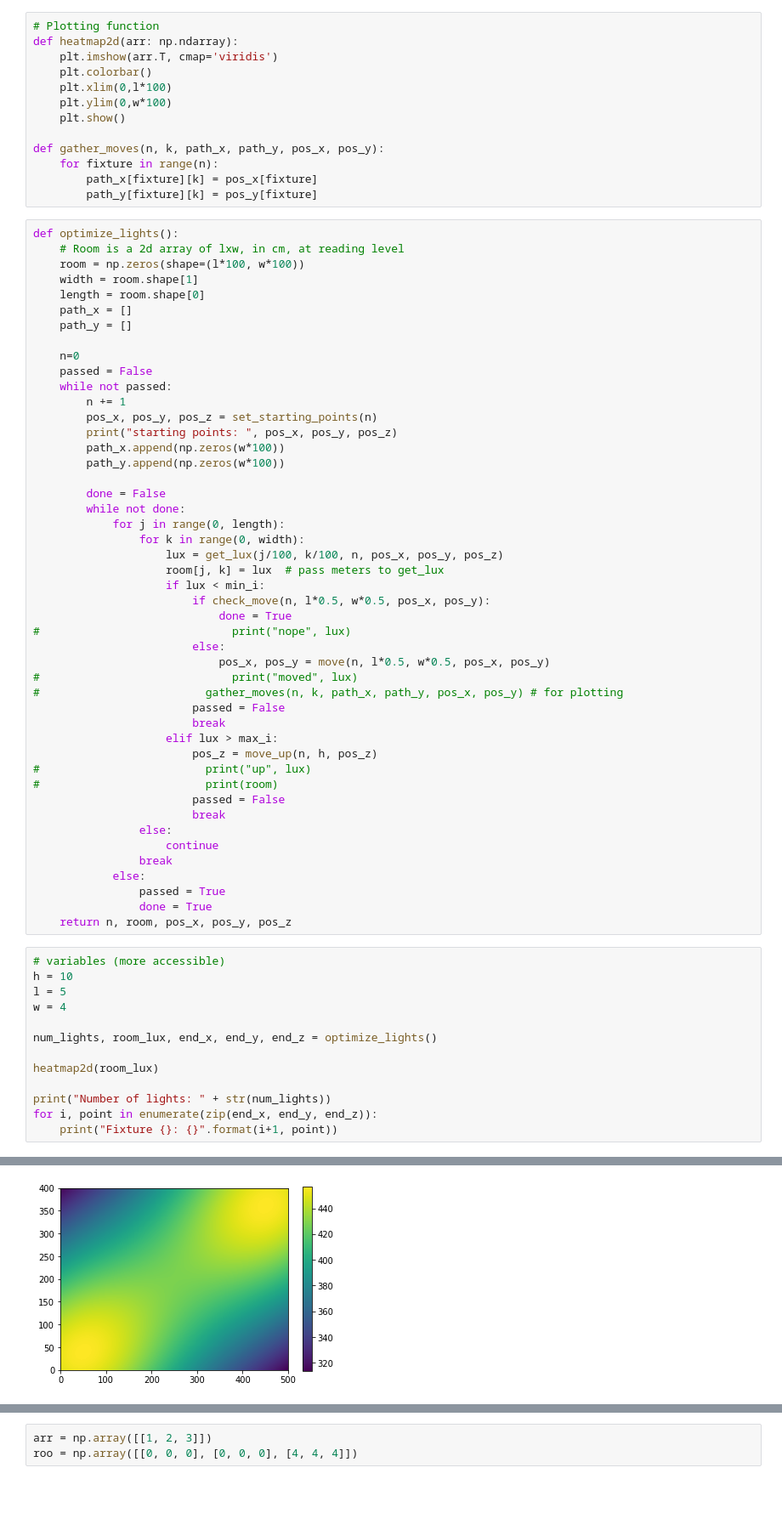
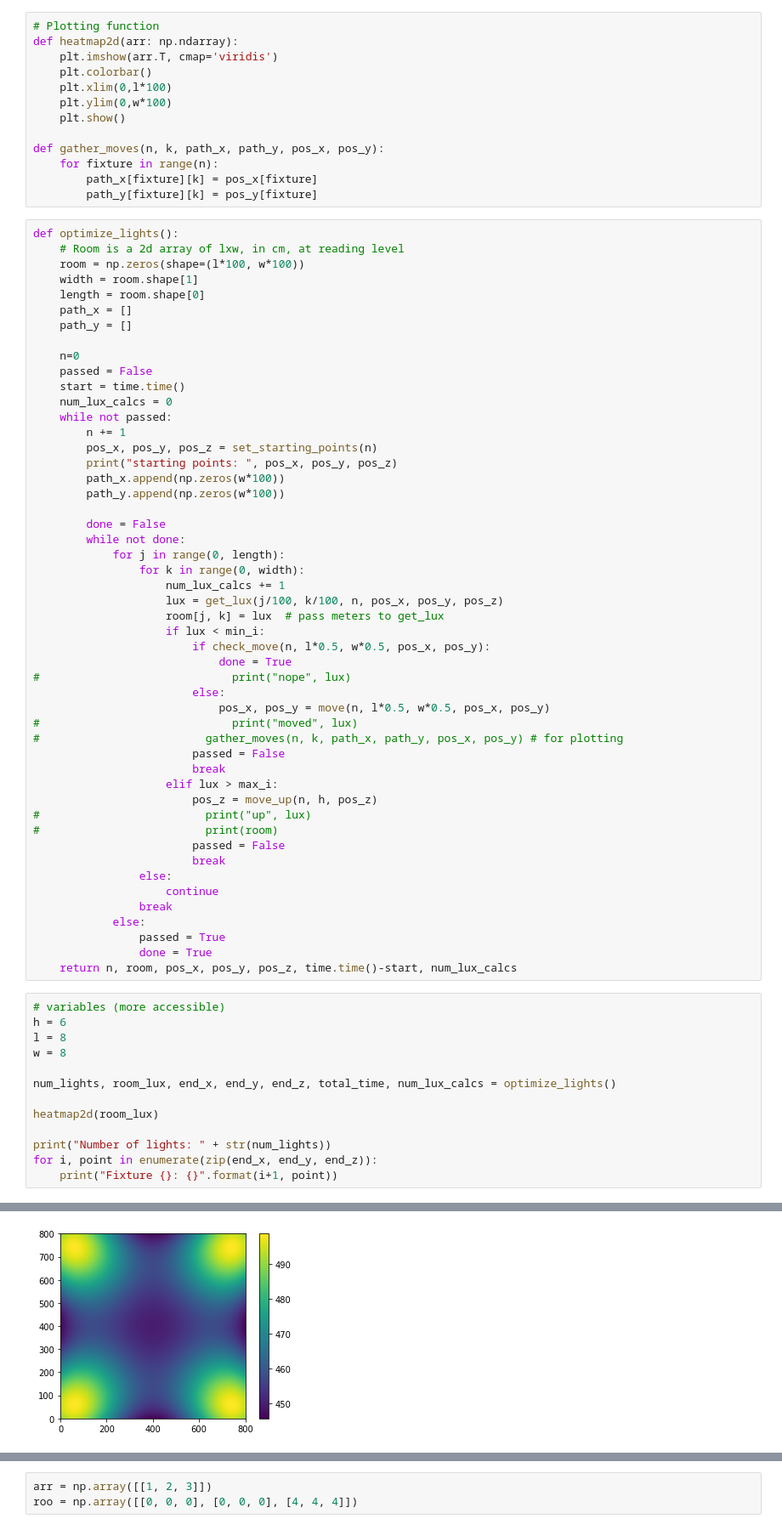
Before and after one commit to MikeElias14/411GroupProject, a Jupyter notebook: 411.ipynb, the cells around one changed output, grey strips where cells are left out. Shown: that part at 85% size. Drawn from its saved outputs; the diff is of its cells as text; blank space fills up the shorter version.

```diff
--- a/411.ipynb
+++ b/411.ipynb
@@ -427,6 +428,8 @@ def optimize_lights():
 
     n=0
     passed = False
+    start = time.time()
+    num_lux_calcs = 0
     while not passed:
         n += 1
         pos_x, pos_y, pos_z = set_starting_points(n)
@@ -438,6 +441,7 @@ def optimize_lights():
         while not done:
             for j in range(0, length):
                 for k in range(0, width):
+                    num_lux_calcs += 1
                     lux = get_lux(j/100, k/100, n, pos_x, pos_y, pos_z)
                     room[j, k] = lux  # pass meters to get_lux
                     if lux < min_i:
@@ -462,14 +466,14 @@ def optimize_lights():
             else:
                 passed = True
                 done = True
-    return n, room, pos_x, pos_y, pos_z
+    return n, room, pos_x, pos_y, pos_z, time.time()-start, num_lux_calcs
 # %%
 # variables (more accessible)
-h = 10
-l = 5
-w = 4
+h = 6
+l = 8
+w = 8
 
-num_lights, room_lux, end_x, end_y, end_z = optimize_lights()
+num_lights, room_lux, end_x, end_y, end_z, total_time, num_lux_calcs = optimize_lights()
 
 heatmap2d(room_lux)
 
@@ -483 +491 @@ starting points:  [0.0, 5] [0, 4.0] [4, 4]
-[figure, old version]
+[figure, new version]
```
Also changed, not shown: parts of 31 cells of this notebook.
